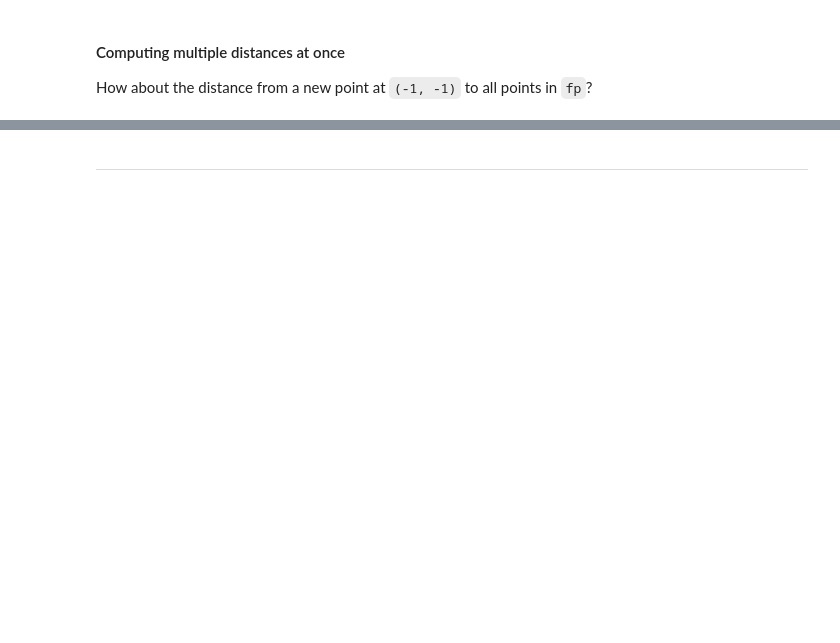
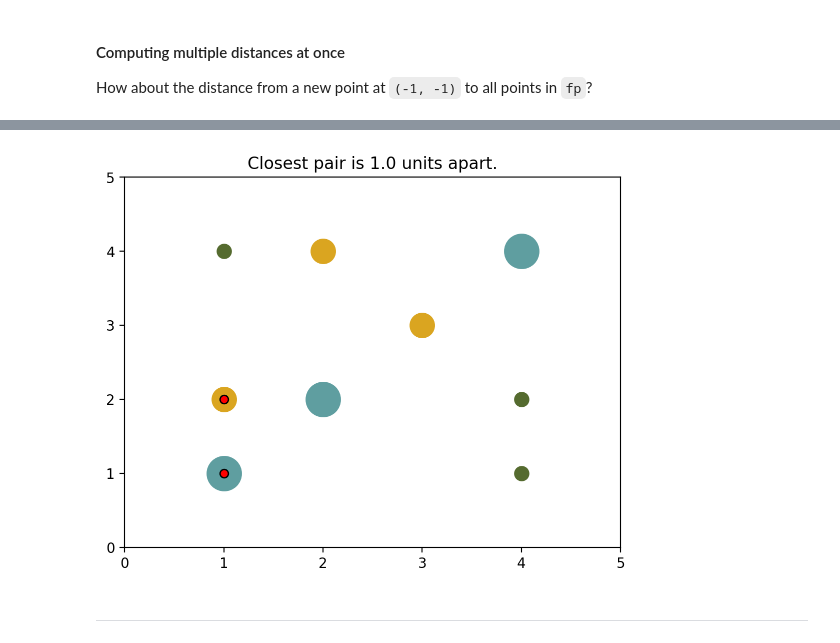
Before and after one commit to carsonfarmer/fastpair, a Jupyter notebook: notebooks/basic_usage.ipynb, the cells around one changed output, grey strips where cells are left out. Cells and saved outputs as stored; diff of their text form; code cells hidden in the pictures; blank space fills up the shorter version.

```diff
--- a/notebooks/basic_usage.ipynb
+++ b/notebooks/basic_usage.ipynb
@@ -287,0 +227,4 @@ plt.title(f"Closest pair is {dist:.2} units apart.");
+# %%
+fp += (4, 1)
+fp += (1, 4)
+fp += (4, 2)
@@ -288,2 +247,12 @@ plt.title(f"Closest pair is {dist:.2} units apart.");
+# %%
+plt.scatter(*zip(*fp.points[:3], strict=True), s=600, color="cadetblue", zorder=1)
+plt.scatter(*zip(*fp.points[3:-3], strict=True), s=300, color="goldenrod", zorder=2)
+plt.scatter(*zip(*fp.points[-3:], strict=True), s=100, color="darkolivegreen", zorder=3)
+plt.scatter(*zip(a, b, strict=True), color="red", ec="k", zorder=3)
+plt.xlim(0, 5)
+plt.ylim(0, 5)
+plt.title(f"Closest pair is {dist:.2} units apart.");
+# %% [output]
+[figure, added]
 # %% [markdown]
 ------------------------
```
Also changed, not shown: parts of 47 cells of this notebook, 2 other files.
